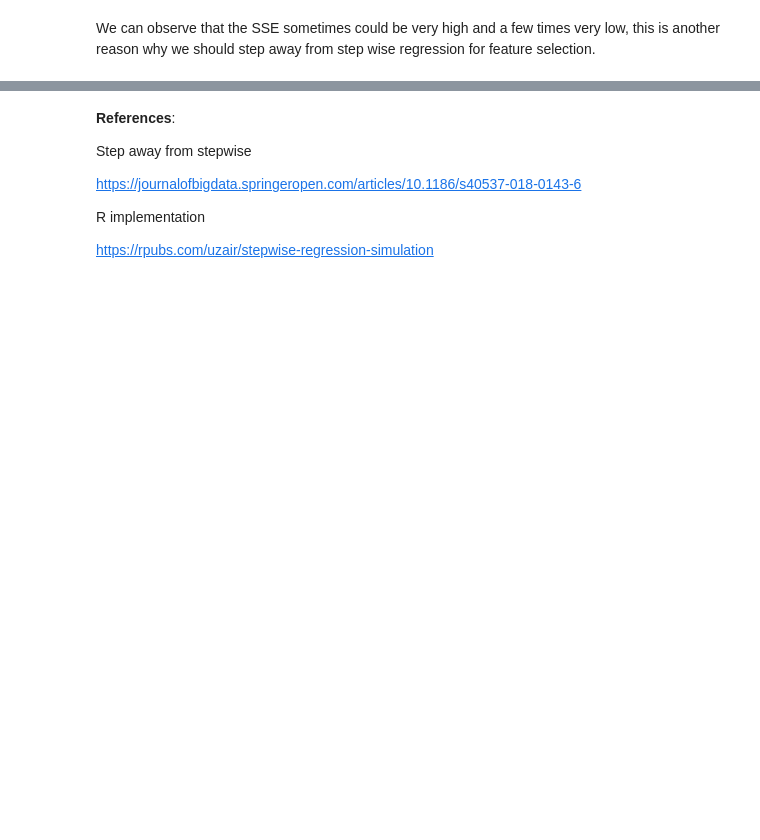
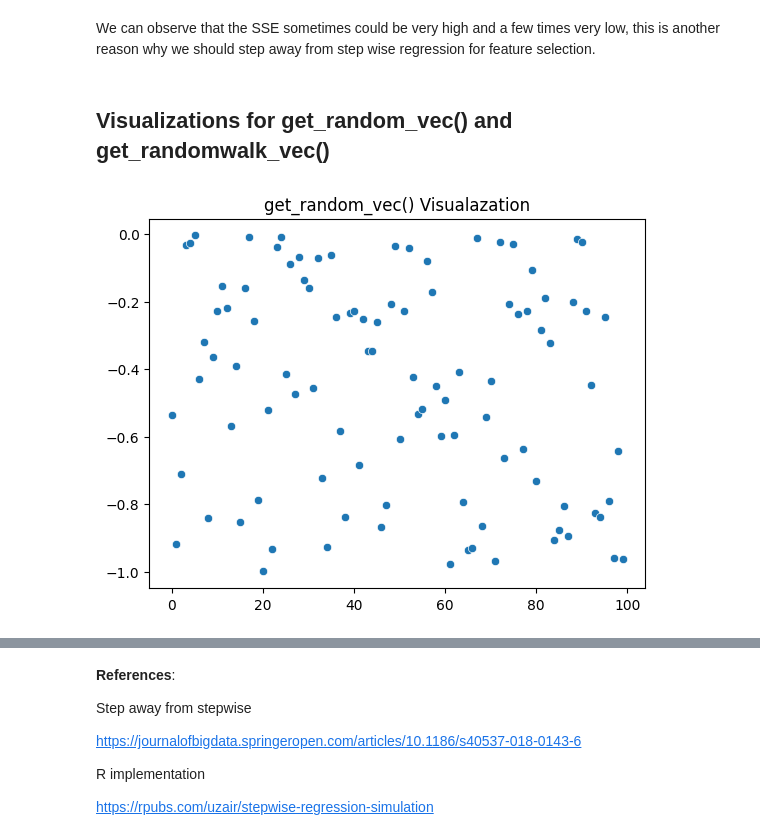
Before and after one commit to ROCCYK/MachineLearning-Regression, a Jupyter notebook: Final Project/Rhichard_Koh_Machine_Learning_Regression_Final_Project.ipynb, the cells around one changed output, grey strips where cells are left out. Drawn from its saved outputs; the diff is of its cells as text; code cells hidden in the pictures; blank space fills up the shorter version.

```diff
--- a/Final Project/Rhichard_Koh_Machine_Learning_Regression_Final_Project.ipynb
+++ b/Final Project/Rhichard_Koh_Machine_Learning_Regression_Final_Project.ipynb
@@ -73,2 +75,10 @@ plt.show()
 # %% [markdown]
 We can observe that the SSE sometimes could be very high and a few times very low, this is another reason why we should step away from step wise regression for feature selection.
+# %% [markdown]
+## Visualizations for get_random_vec() and get_randomwalk_vec()
+# %%
+sns.scatterplot(get_random_vec())
+plt.title('get_random_vec() Visualazation')
+plt.show()
+# %% [output]
+[figure, added]
```
Also changed, not shown: parts of 13 cells of this notebook.
